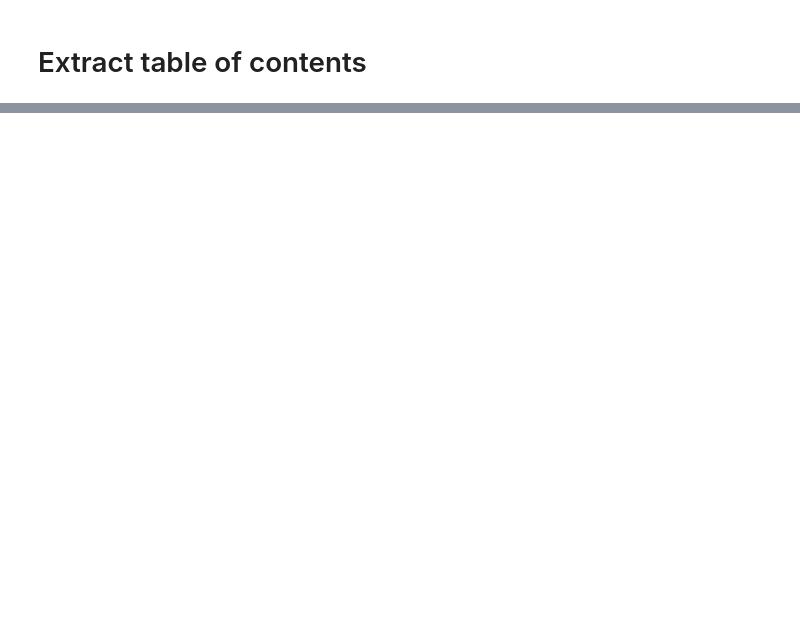
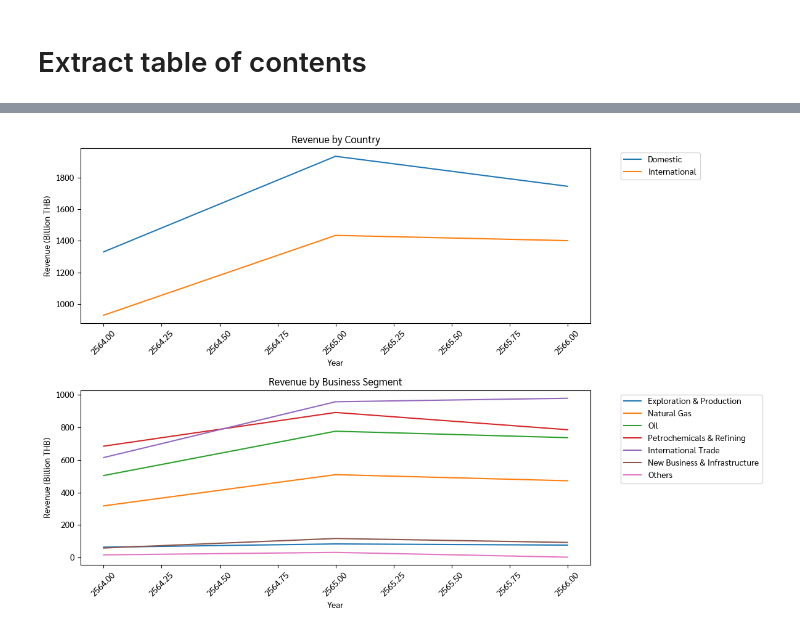
Before and after one commit to batprem/llm-balance-sheets, a Jupyter notebook: 03-load-and-extract-56-1.ipynb, the cells around one changed output, grey strips where cells are left out. Drawn from its saved outputs; the diff is of its cells as text; code cells hidden in the pictures; blank space fills up the shorter version.

```diff
--- a/03-load-and-extract-56-1.ipynb
+++ b/03-load-and-extract-56-1.ipynb
@@ -169,4 +201,5 @@ tables.to_df()
 # %%
 table = "โครงสร้างรายได้จากในประเทศและจากต่างประเทศ"
-print(duckdb.sql(f"SELECT * FROM '{table}'").to_df().drop_duplicates().to_markdown(index=False))
+income_domestic_foriegn = duckdb.sql(f"SELECT * FROM '{table}'").to_df().drop_duplicates().to_markdown(index=False)
+print(income_domestic_foriegn)
 # %% [output]
@@ -181,3 +214,4 @@ print(duckdb.sql(f"SELECT * FROM '{table}'").to_df().drop_duplicates().to_markdo
 # %%
-print(duckdb.sql("SELECT * FROM 'โครงสร้างรายได้ของสายผลิตภัณฑ์หรือกลุ่มธุรกิจ'").to_df().drop_duplicates().to_markdown(index=False))
+revenue_by_business_group = duckdb.sql("SELECT * FROM 'โครงสร้างรายได้ของสายผลิตภัณฑ์หรือกลุ่มธุรกิจ'").to_df().drop_duplicates().to_markdown(index=False)
+print(revenue_by_business_group)
 # %% [output]
@@ -192,3 +236,4 @@ print(duckdb.sql("SELECT * FROM 'โครงสร้างรายได้
 # %%
-print(duckdb.sql("SELECT * FROM 'รายได้อื่น ตามที่ระบุในงบการเงิน'").to_df().drop_duplicates().to_markdown(index=False))
+other_income_stated_in_financial_statements = duckdb.sql("SELECT * FROM 'รายได้อื่น ตามที่ระบุในงบการเงิน'").to_df().drop_duplicates().to_markdown(index=False)
+print(other_income_stated_in_financial_statements)
 # %% [output]
@@ -212,0 +297,9 @@ print(doc[3].get_text().split("ประเภทธุรกิจ\n:")[1].stri
+# %%
+prompt = template.safe_substitute(
+    SYMBOL=SYMBOL,
+    bussiness_type=bussiness_type,
+    income_domestic_foriegn=income_domestic_foriegn,
+    revenue_by_business_group=revenue_by_business_group,
+    other_income_stated_in_financial_statements=other_income_stated_in_financial_statements,
+    task="Act as finanical analyst and analyse balance sheet in Markdown format"
+)
@@ -212,0 +475,23 @@ print(doc[3].get_text().split("ประเภทธุรกิจ\n:")[1].stri
+# %%
+prompt = template.safe_substitute(
+    SYMBOL=SYMBOL,
+    bussiness_type=bussiness_type,
+    income_domestic_foriegn=income_domestic_foriegn,
+    revenue_by_business_group=revenue_by_business_group,
+    other_income_stated_in_financial_statements=other_income_stated_in_financial_statements,
+    task="""Act as finanical analyst and analyse this data and write a Python code with the following sections:
+
+1. Comment file header and show your thought how this data can support the investors
+2. Use Matplotlib to create some visualisations to ease investors. Note:
+ - You need to rotate X-axis ticks with 45 degree.
+ - plot legends should be outside the chart
+3. Use a string variable named "conclusion" to store your data analytics and conclusion in Markdown format.
+
+You must give only the answer do not add prologue, prefix and suffix."""
+)
+
+
+python_code = get_gemini_completion(prompt)
+exec(python_code.strip("`").lstrip("python").strip())
+# %% [output]
+[figure, added]
```
Also changed, not shown: parts of 18 cells of this notebook.
